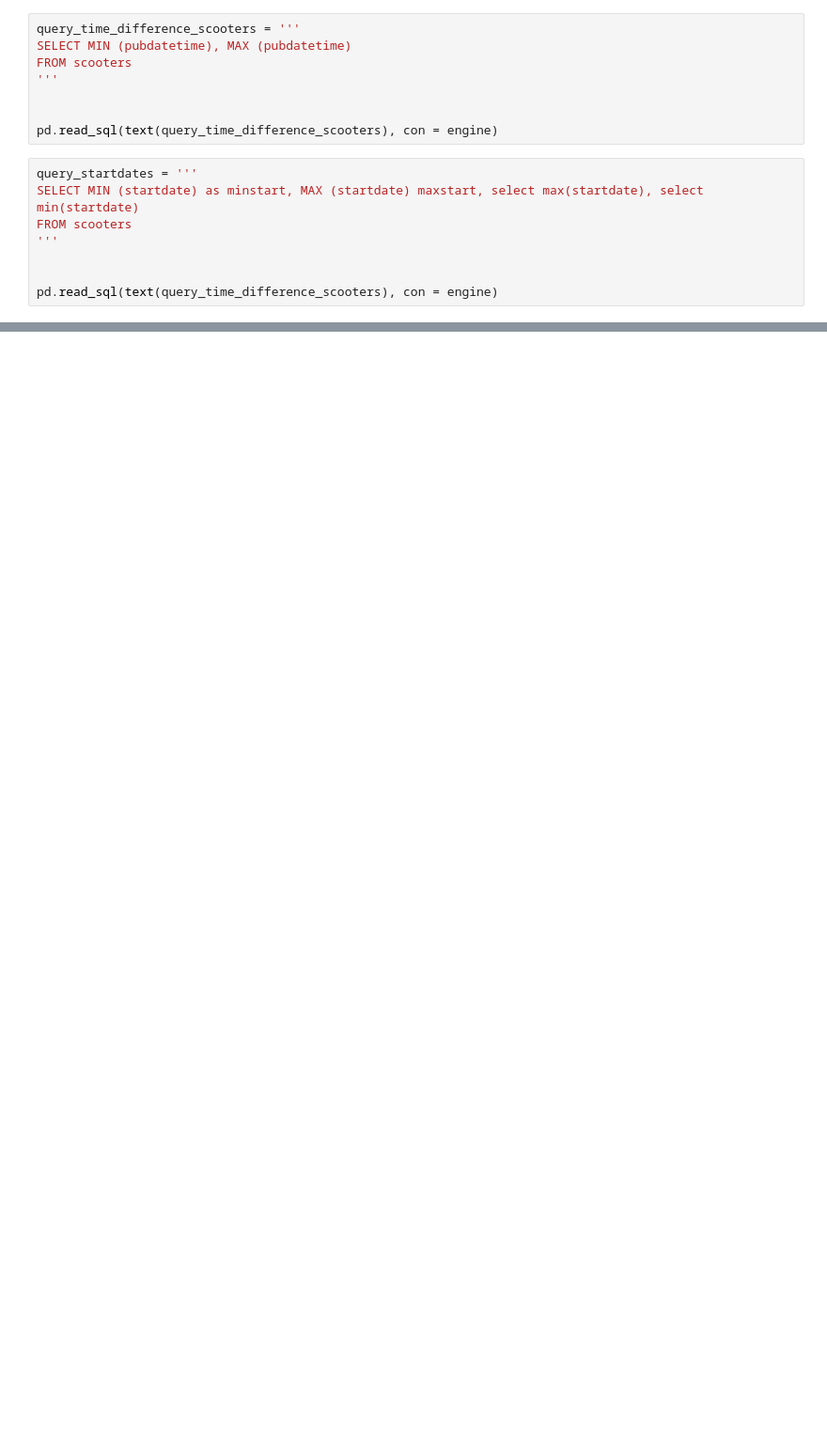
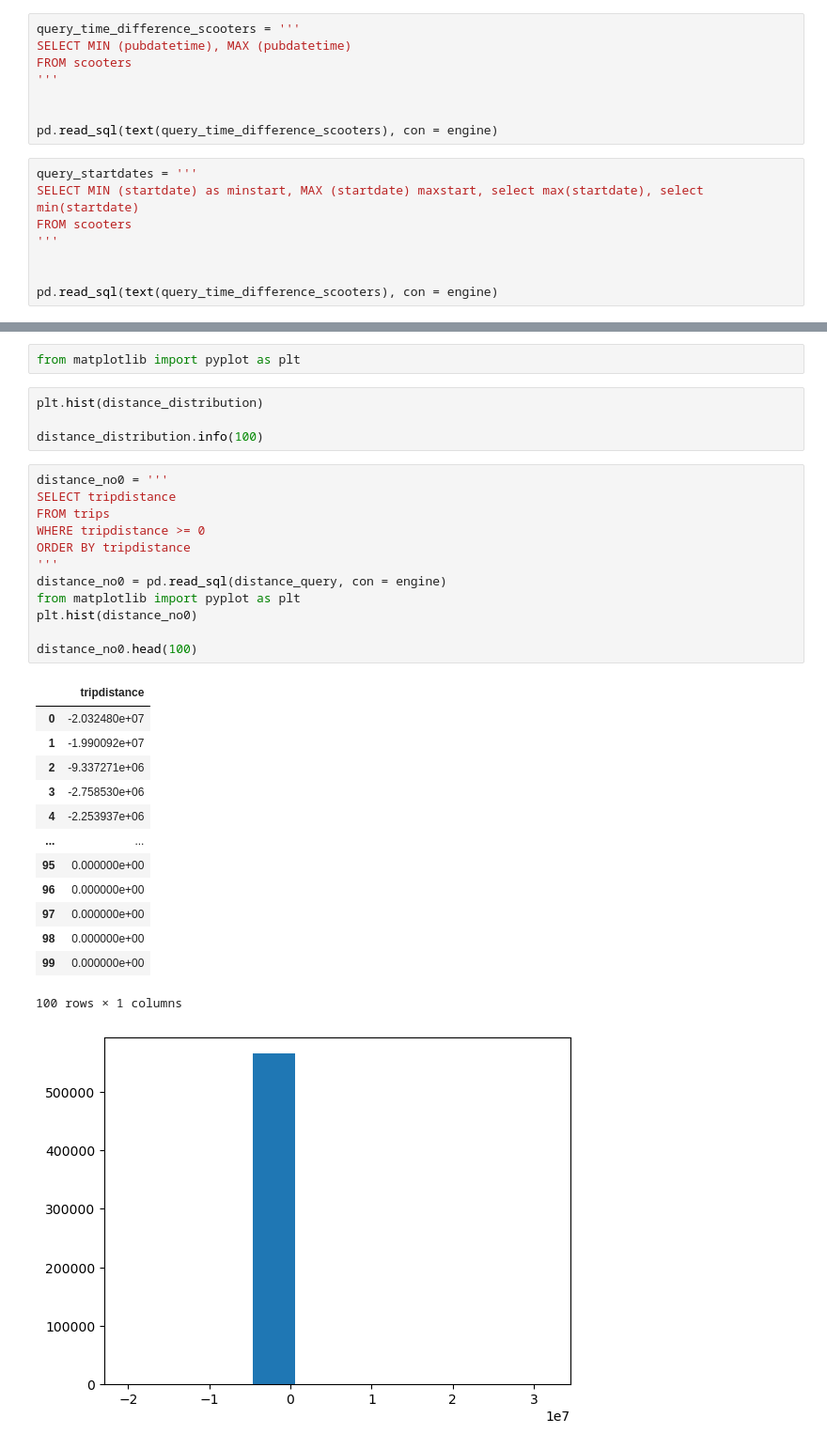
Before and after one commit to NSS-Data-Analytics-Cohort-10/scooters-group-2, a Jupyter notebook: notebooks/scooters.ipynb, the cells around one changed output, grey strips where cells are left out. Shown: that part at 94% size. Cells and saved outputs as stored; diff of their text form; blank space fills up the shorter version.

```diff
--- a/notebooks/scooters.ipynb
+++ b/notebooks/scooters.ipynb
@@ -242,0 +172,33 @@ pd.read_sql(text(query_lat_long_trips), con = engine)
+# %%
+from matplotlib import pyplot as plt
+# %%
+plt.hist(distance_distribution)
+
+distance_distribution.info(100)
+# %%
+distance_no0 = '''
+SELECT tripdistance
+FROM trips
+WHERE tripdistance >= 0
+ORDER BY tripdistance
+'''
+distance_no0 = pd.read_sql(distance_query, con = engine)
+from matplotlib import pyplot as plt
+plt.hist(distance_no0)
+
+distance_no0.head(100)
+# %% [output]
+|  | tripdistance |
+| 0 | -2.032480e+07 |
+| 1 | -1.990092e+07 |
+| 2 | -9.337271e+06 |
+| 3 | -2.758530e+06 |
+| 4 | -2.253937e+06 |
+| ... | ... |
+| 95 | 0.000000e+00 |
+| 96 | 0.000000e+00 |
+| 97 | 0.000000e+00 |
+| 98 | 0.000000e+00 |
+| 99 | 0.000000e+00 |
+100 rows × 1 columns
+[figure, added]
```
Also changed, not shown: parts of 17 cells of this notebook.
